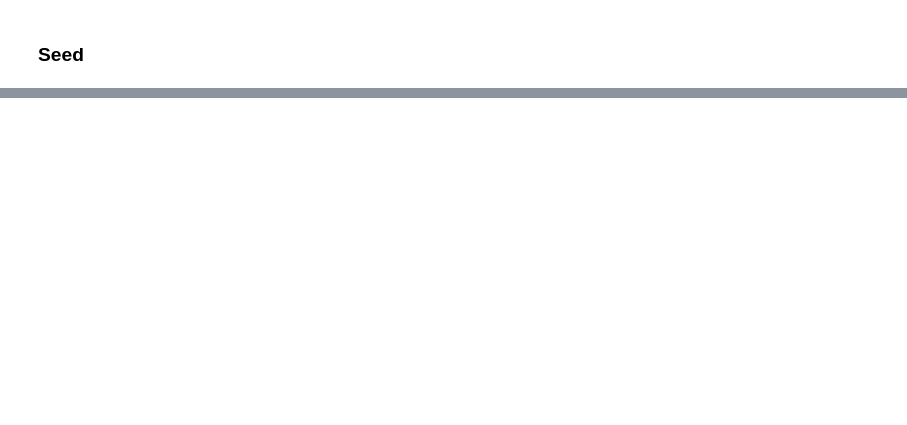
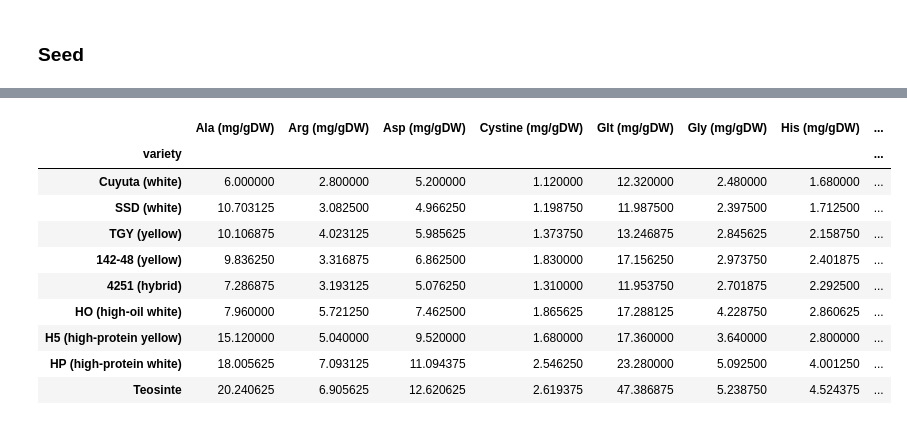
Before and after one commit to cropsinsilico/tissue-specific-FBA-models, a Jupyter notebook: Biomass data - maize.ipynb, the cells around one changed output, grey strips where cells are left out. Saved outputs shown, nothing was run; the diff lists cells and outputs as text; code cells hidden in the pictures; blank space fills up the shorter version.

Commit message:
updated data gathering

```diff
--- a/Biomass data - maize.ipynb
+++ b/Biomass data - maize.ipynb
@@ -247,0 +660,80 @@ Assumptions
+# %%
+df_aminoacid_content_temp = pd.DataFrame(data={"variety":["Cuyuta (white)","SSD (white)","TGY (yellow)",
+                                                          "142-48 (yellow)","4251 (hybrid)",
+                                                          "HO (high-oil white)","H5 (high-protein yellow)",
+                                                          "HP (high-protein white)","Teosinte"],
+                                               "N content (assumed g/100gDW)":[1.28,1.37,1.57,1.83,1.31,1.99,2.24,2.91,3.81],
+                                               "Ala (g/16g N)":[7.5,12.5,10.3,8.6,8.9,6.4,10.8,9.9,8.5],
+                                               "Arg (g/16g N)":[3.5,3.6,4.1,2.9,3.9,4.6,3.6,3.9,2.9],
+                                               "Asp (g/16g N)":[6.5,5.8,6.1,6.0,6.2,6.0,6.8,6.1,5.3],
+                                               "Cystine (g/16g N)":[1.4,1.4,1.4,1.6,1.6,1.5,1.2,1.4,1.1],
+                                               "Glt (g/16g N)":[15.4,14.0,13.5,15.0,14.6,13.9,12.4,12.8,19.9],
+                                               "Gly (g/16g N)":[3.1,2.8,2.9,2.6,3.3,3.4,2.6,2.8,2.2],
+                                               "His (g/16g N)":[2.1,2.0,2.2,2.1,2.8,2.3,2.0,2.2,1.9],
+                                               "Ile (g/16g N)":[2.6,2.7,3.4,3.0,3.3,3.5,3.7,4.0,4.7],
+                                               "Leu (g/16g N)":[10.5,12.0,12.2,13.4,12.2,7.8,13.6,15.2,16.8],
+                                               "Lys (g/16g N)":[2.8,2.1,2.6,2.3,2.9,3.2,2.1,2.0,1.3],
+                                               "Met (g/16g N)":[1.3,1.2,1.0,1.0,1.6,1.2,1.7,1.1,1.2],
+                                               "Phe (g/16g N)":[4.4,4.6,4.4,5.4,4.5,2.9,5.3,5.7,5.7],
+                                               "Pro (g/16g N)":[8.1,7.4,6.6,9.6,10.3,9.3,8.3,6.8,9.6],
+                                               "Ser (g/16g N)":[4.5,4.2,4.6,4.5,4.6,4.8,5.0,5.5,5.2],
+                                               "Thr (g/16g N)":[3.1,2.9,3.1,3.0,3.3,3.2,3.1,3.3,3.0],
+                                               "Trp (g/16g N)":[0.63,0.47,0.51,0.44,0.49,0.56,0.43,0.44,0.38],
+                                               "Tyr (g/16g N)":[2.9,3.0,3.0,3.3,3.4,3.5,3.6,4.1,4.4],
+                                               "Val (g/16g N)":[4.1,4.1,4.3,4.0,4.6,2.1,4.3,4.6,4.8]})
+df_aminoacid_content_temp.set_index("variety",drop=True,inplace=True)
+
+df_aminoacid_content_temp_std = pd.DataFrame(data={"variety":["Cuyuta (white)","SSD (white)","TGY (yellow)",
+                                                          "142-48 (yellow)","4251 (hybrid)",
+                                                          "HO (high-oil white)","H5 (high-protein yellow)",
+                                                          "HP (high-protein white)","Teosinte"],
+                                               "Ala (mg/gDW)":(df_aminoacid_content_temp["Ala (g/16g N)"]/16)* \
+                                                            df_aminoacid_content_temp["N content (assumed g/100gDW)"]*10,
+                                               "Arg (mg/gDW)":(df_aminoacid_content_temp["Arg (g/16g N)"]/16)* \
+                                                            df_aminoacid_content_temp["N content (assumed g/100gDW)"]*10,
+                                               "Asp (mg/gDW)":(df_aminoacid_content_temp["Asp (g/16g N)"]/16)* \
+                                                            df_aminoacid_content_temp["N content (assumed g/100gDW)"]*10,
+                                               "Cystine (mg/gDW)":(df_aminoacid_content_temp["Cystine (g/16g N)"]/16)* \
+                                                            df_aminoacid_content_temp["N content (assumed g/100gDW)"]*10,
+                                               "Glt (mg/gDW)":(df_aminoacid_content_temp["Glt (g/16g N)"]/16)* \
+                                                            df_aminoacid_content_temp["N content (assumed g/100gDW)"]*10,
+                                               "Gly (mg/gDW)":(df_aminoacid_content_temp["Gly (g/16g N)"]/16)* \
+                                                            df_aminoacid_content_temp["N content (assumed g/100gDW)"]*10,
+                                               "His (mg/gDW)":(df_aminoacid_content_temp["His (g/16g N)"]/16)* \
+                                                            df_aminoacid_content_temp["N content (assumed g/100gDW)"]*10,
+                                               "Ile (mg/gDW)":(df_aminoacid_content_temp["Ile (g/16g N)"]/16)* \
+                                                            df_aminoacid_content_temp["N content (assumed g/100gDW)"]*10,
+                                               "Leu (mg/gDW)":(df_aminoacid_content_temp["Leu (g/16g N)"]/16)* \
+                                                            df_aminoacid_content_temp["N content (assumed g/100gDW)"]*10,
+                                               "Lys (mg/gDW)":(df_aminoacid_content_temp["Lys (g/16g N)"]/16)* \
+                                                            df_aminoacid_content_temp["N content (assumed g/100gDW)"]*10,
+                                               "Met (mg/gDW)":(df_aminoacid_content_temp["Met (g/16g N)"]/16)* \
+                                                            df_aminoacid_content_temp["N content (assumed g/100gDW)"]*10,
+                                               "Phe (mg/gDW)":(df_aminoacid_content_temp["Phe (g/16g N)"]/16)* \
+                                                            df_aminoacid_content_temp["N content (assumed g/100gDW)"]*10,
+                                               "Pro (mg/gDW)":(df_aminoacid_content_temp["Pro (g/16g N)"]/16)* \
+                                                            df_aminoacid_content_temp["N content (assumed g/100gDW)"]*10,
+                                               "Ser (mg/gDW)":(df_aminoacid_content_temp["Ser (g/16g N)"]/16)* \
+                                                            df_aminoacid_content_temp["N content (assumed g/100gDW)"]*10,
+                                               "Thr (mg/gDW)":(df_aminoacid_content_temp["Thr (g/16g N)"]/16)* \
+                                                            df_aminoacid_content_temp["N content (assumed g/100gDW)"]*10,
+                                               "Trp (mg/gDW)":(df_aminoacid_content_temp["Trp (g/16g N)"]/16)* \
+                                                            df_aminoacid_content_temp["N content (assumed g/100gDW)"]*10,
+                                               "Tyr (mg/gDW)":(df_aminoacid_content_temp["Tyr (g/16g N)"]/16)* \
+                                                            df_aminoacid_content_temp["N content (assumed g/100gDW)"]*10,
+                                               "Val (mg/gDW)":(df_aminoacid_content_temp["Val (g/16g N)"]/16)* \
+                                                            df_aminoacid_content_temp["N content (assumed g/100gDW)"]*10})
+df_aminoacid_content_temp_std.set_index("variety",drop=True,inplace=True)
+df_aminoacid_content_temp_std
+# %% [output]
+|  | Ala (mg/gDW) | Arg (mg/gDW) | Asp (mg/gDW) | Cystine (mg/gDW) | Glt (mg/gDW) | Gly (mg/gDW) | His (mg/gDW) | ... |
+| variety |  |  |  |  |  |  |  | ... |
+| Cuyuta (white) | 6.000000 | 2.800000 | 5.200000 | 1.120000 | 12.320000 | 2.480000 | 1.680000 | ... |
+| SSD (white) | 10.703125 | 3.082500 | 4.966250 | 1.198750 | 11.987500 | 2.397500 | 1.712500 | ... |
+| TGY (yellow) | 10.106875 | 4.023125 | 5.985625 | 1.373750 | 13.246875 | 2.845625 | 2.158750 | ... |
+| 142-48 (yellow) | 9.836250 | 3.316875 | 6.862500 | 1.830000 | 17.156250 | 2.973750 | 2.401875 | ... |
+| 4251 (hybrid) | 7.286875 | 3.193125 | 5.076250 | 1.310000 | 11.953750 | 2.701875 | 2.292500 | ... |
+| HO (high-oil white) | 7.960000 | 5.721250 | 7.462500 | 1.865625 | 17.288125 | 4.228750 | 2.860625 | ... |
+| H5 (high-protein yellow) | 15.120000 | 5.040000 | 9.520000 | 1.680000 | 17.360000 | 3.640000 | 2.800000 | ... |
+| HP (high-protein white) | 18.005625 | 7.093125 | 11.094375 | 2.546250 | 23.280000 | 5.092500 | 4.001250 | ... |
+| Teosinte | 20.240625 | 6.905625 | 12.620625 | 2.619375 | 47.386875 | 5.238750 | 4.524375 | ... |
```
Also changed, not shown: parts of 52 cells of this notebook, 12 other files.
